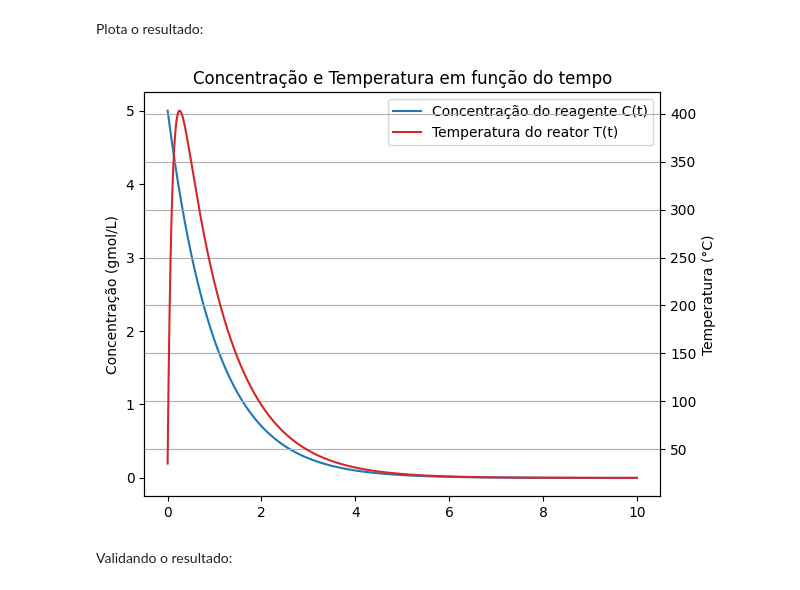
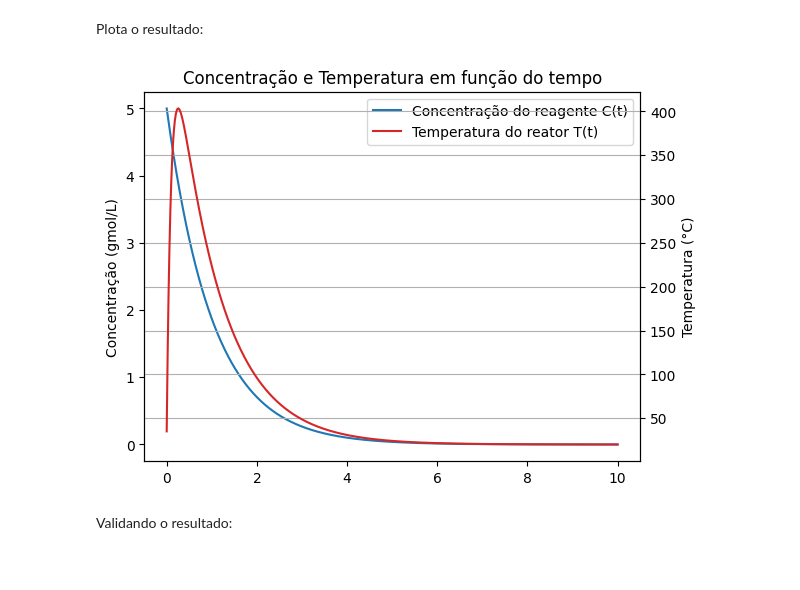
Before and after one commit to ViniciusCMB/Metodos_Num, a Jupyter notebook: trabalho1.ipynb, the cells around one changed output. Cells and saved outputs as stored; diff of their text form; code cells hidden in the pictures.

```diff
--- a/trabalho1.ipynb
+++ b/trabalho1.ipynb
@@ -48,23 +48,24 @@ Plota o resultado:
 # %%
 
 fig, ax = plt.subplots()
 
 plotC = ax.plot(t, solucao[:, 0],
              label='Concentração do reagente C(t)', color='tab:blue') # plota o gráfico da concentração
 
 ax2 = ax.twinx()
 plotT = ax2.plot(t, solucao[:, 1], label='Temperatura do reator T(t)', color='tab:red')
 
 ax.set_ylabel('Concentração (gmol/L)')
 ax2.set_ylabel('Temperatura (°C)')
 plt.xlabel('Tempo (s)')
-plt.title('Concentração e Temperatura em função do tempo')
+titulo = 'Concentração e Temperatura em função do tempo'
+plt.title(titulo)
 plt.grid()
 ax.legend(handles=[plotC[0], plotT[0]])
-fig.tight_layout()
-plt.show()
+# plt.show()
+plt.savefig('docs/img/trab1/'+titulo+'.png')
 # %% [output]
-[figure, old version]
+[figure, new version]
 # %% [markdown]
 Validando o resultado:
 # %% [markdown]
```
Also changed, not shown: parts of 1 cell of this notebook.
